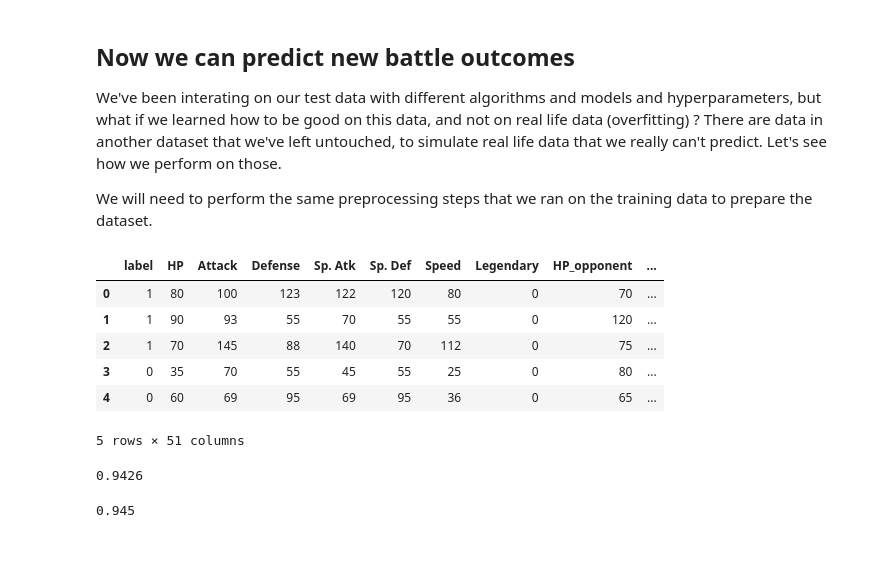
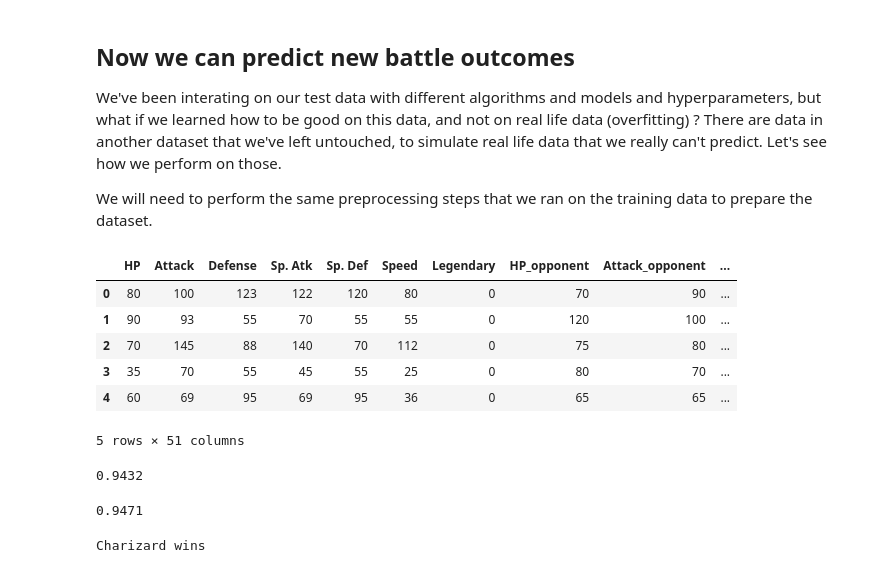
Before and after one commit to SdgJlbl/ml-workshop, a Jupyter notebook: Workshop slides.ipynb, the cells around one changed output. Cells and saved outputs as stored; diff of their text form; code cells hidden in the pictures.

Commit message:
added prediction function

```diff
--- a/Workshop slides.ipynb
+++ b/Workshop slides.ipynb
@@ -541,28 +541,42 @@ We've been interating on our test data with different algorithms and models and
 There are data in another dataset that we've left untouched, to simulate real life data that we really can't predict. Let's see how we perform on those.
 
 We will need to perform the same preprocessing steps that we ran on the training data to prepare the dataset.
+# %%
+def dummify(type_series, prefix):
+    type_columns = sorted(prefix + '_' + tc for tc in pokemons['Type 1'].unique())
+    dummies = pd.get_dummies(type_series.iloc[:,0], prefix=prefix).add(
+        pd.get_dummies(type_series.iloc[:,1], prefix=prefix),
+        fill_value=0)
+    missing_cols = set(type_columns) - set( dummies.columns )
+    for c in missing_cols:
+        dummies[c] = 0
+    return dummies[type_columns]
 # %%
-battles_test = pd.read_csv('pokemon-challenge/battles_test.csv')
-pokemons = pd.read_csv('pokemon-challenge/pokemon.csv', index_col=0)
-battles_test['label'] = (battles_test['First_pokemon'] == battles_test['Winner']).astype(int)
-df_test = battles_test.join(pokemons, on='First_pokemon').join(pokemons, on='Second_pokemon', rsuffix='_opponent')
-df_ml_test = df_test.drop(['First_pokemon', 'Second_pokemon', 'Winner',
-                           'Name', 'Name_opponent',
-                           'Generation', 'Generation_opponent'], axis=1)
-df_ml_test['Legendary'] = df_ml_test['Legendary'].astype(int)
-df_ml_test['Legendary_opponent'] =df_ml_test['Legendary_opponent'].astype(int)
-types = pd.get_dummies(df_ml_test['Type 1'], prefix='Type') + pd.get_dummies(df_ml_test['Type 2'], prefix='Type')
-types_opponents = pd.get_dummies(df_ml_test['Type 1_opponent'], prefix='Opponent_Type') + pd.get_dummies(df_ml_test['Type 2_opponent'], prefix='Opponent_Type')
-df_ml_test = pd.concat((df_ml_test, types, types_opponents), axis=1).drop(['Type 1', 'Type 2', 'Type 1_opponent', 'Type 2_opponent'], axis=1)
-df_ml_test.head()
+def preprocess_test_data(battle_test):
+    df_test = battle_test.join(pokemons, on='First_pokemon').join(pokemons, on='Second_pokemon', rsuffix='_opponent')
+    if 'Winner' in df_test.columns:
+        df_test['label'] = (df_test['First_pokemon'] == df_test['Winner']).astype(int)
+        df_test = df_test.drop('Winner', axis=1)
+    df_ml_test = df_test.drop(['First_pokemon', 'Second_pokemon',
+                               'Name', 'Name_opponent',
+                               'Generation', 'Generation_opponent'], axis=1)
+    df_ml_test['Legendary'] = df_ml_test['Legendary'].astype(int)
+    df_ml_test['Legendary_opponent'] = df_ml_test['Legendary_opponent'].astype(int)
+    types = dummify(df_ml_test[['Type 1', 'Type 2']], prefix='Type')
+    types_opponents = dummify(df_ml_test[['Type 1_opponent', 'Type 2_opponent']], prefix='Opponent_Type')
+    return pd.concat((df_ml_test, types, types_opponents), axis=1).drop(['Type 1', 'Type 2', 'Type 1_opponent', 'Type 2_opponent'], axis=1)
-# %% [output]
-|  | label | HP | Attack | Defense | Sp. Atk | Sp. Def | Speed | Legendary | HP_opponent | ... |
-| 0 | 1 | 80 | 100 | 123 | 122 | 120 | 80 | 0 | 70 | ... |
-| 1 | 1 | 90 | 93 | 55 | 70 | 55 | 55 | 0 | 120 | ... |
-| 2 | 1 | 70 | 145 | 88 | 140 | 70 | 112 | 0 | 75 | ... |
-| 3 | 0 | 35 | 70 | 55 | 45 | 55 | 25 | 0 | 80 | ... |
-| 4 | 0 | 60 | 69 | 95 | 69 | 95 | 36 | 0 | 65 | ... |
-5 rows × 51 columns
+# %%
+battles_test = pd.read_csv('pokemon-challenge/battles_test.csv')
+df_ml_test = preprocess_test_data(battles_test)
+df_ml_test.head()
+# %% [output]
+|  | HP | Attack | Defense | Sp. Atk | Sp. Def | Speed | Legendary | HP_opponent | Attack_opponent | ... |
+| 0 | 80 | 100 | 123 | 122 | 120 | 80 | 0 | 70 | 90 | ... |
+| 1 | 90 | 93 | 55 | 70 | 55 | 55 | 0 | 120 | 100 | ... |
+| 2 | 70 | 145 | 88 | 140 | 70 | 112 | 0 | 75 | 80 | ... |
+| 3 | 35 | 70 | 55 | 45 | 55 | 25 | 0 | 80 | 70 | ... |
+| 4 | 60 | 69 | 95 | 69 | 95 | 36 | 0 | 65 | 65 | ... |
+5 rows × 51 columns
 # %%
 X = df_ml.drop('label', axis=1).as_matrix()
 y = df_ml['label'].as_matrix()
@@ -573,10 +587,10 @@ dt = DecisionTreeClassifier()
 dt.fit(X, y)
 dt.score(X_test, y_test)
 # %% [output]
-0.9426
+0.9432
 # %%
 rf = RandomForestClassifier(n_estimators=40)
 rf.fit(X, y)
 rf.score(X_test, y_test)
 # %% [output]
-0.945
+0.9471
@@ -582,0 +617,4 @@ rf.score(X_test, y_test)
+# %%
+predict_battle_outcome('Charizard', 'Mega Venusaur', rf)
+# %% [output]
+Charizard wins
```
Also changed, not shown: parts of 12 cells of this notebook, 2 other files.
